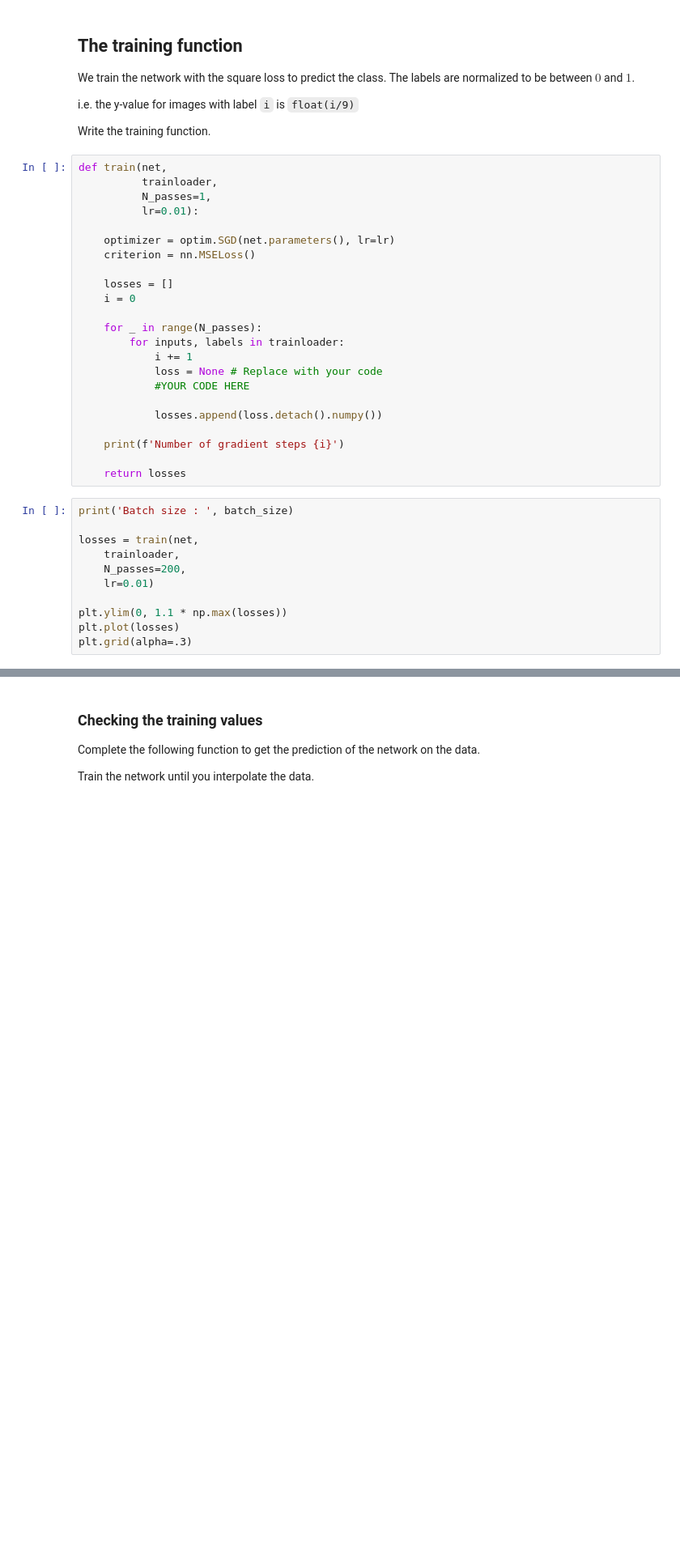
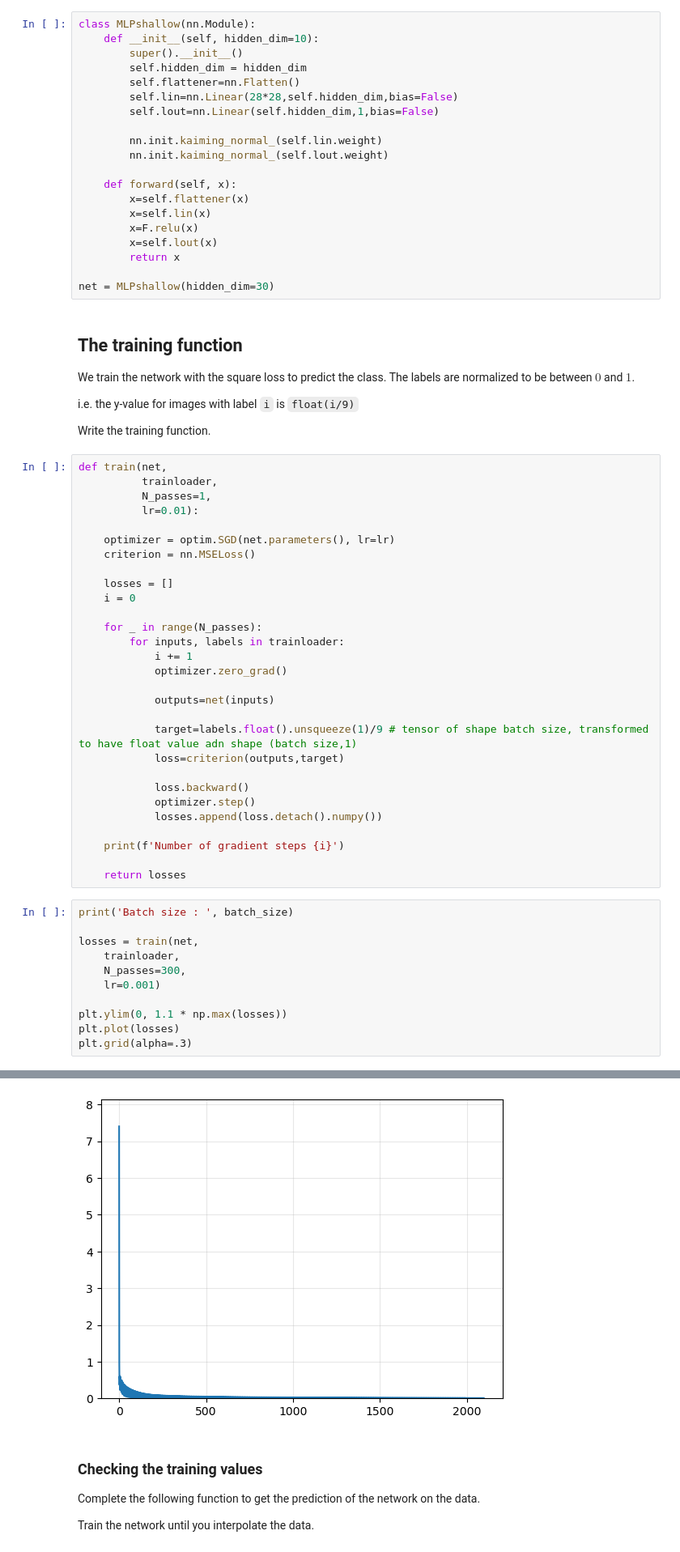
Before and after one commit to Lo808/Theoretical-Principles-of-Deep-Learning, a Jupyter notebook: NTK.ipynb, the cells around one changed output, grey strips where cells are left out. Shown at 81% size. Drawn from its saved outputs; the diff is of its cells as text; blank space fills up the shorter version.

```diff
--- a/NTK.ipynb
+++ b/NTK.ipynb
@@ -119,3 +115,23 @@ net = MLPshallow(hidden_dim=1000)
+# %%
+class MLPshallow(nn.Module):
+    def __init__(self, hidden_dim=10):
+        super().__init__()
+        self.hidden_dim = hidden_dim
+        self.flattener=nn.Flatten()
+        self.lin=nn.Linear(28*28,self.hidden_dim,bias=False)
+        self.lout=nn.Linear(self.hidden_dim,1,bias=False)
+
+        nn.init.kaiming_normal_(self.lin.weight)
+        nn.init.kaiming_normal_(self.lout.weight)
+
+    def forward(self, x):
+        x=self.flattener(x)
+        x=self.lin(x)
+        x=F.relu(x)
+        x=self.lout(x)
+        return x
+
+net = MLPshallow(hidden_dim=30)
 # %% [markdown]
 ## The training function
 
@@ -139,9 +155,15 @@ def train(net,
     for _ in range(N_passes):
         for inputs, labels in trainloader:
             i += 1
-            loss = None # Replace with your code
-            #YOUR CODE HERE
+            optimizer.zero_grad()
 
+            outputs=net(inputs)
+
+            target=labels.float().unsqueeze(1)/9 # tensor of shape batch size, transformed to have float value adn shape (batch size,1)
+            loss=criterion(outputs,target)
+
+            loss.backward()
+            optimizer.step()
             losses.append(loss.detach().numpy())
 
     print(f'Number of gradient steps {i}')
@@ -152,9 +174,10 @@ print('Batch size : ', batch_size)
 
 losses = train(net,
     trainloader,
-    N_passes=200,
-    lr=0.01)
+    N_passes=300,
+    lr=0.001)
 
 plt.ylim(0, 1.1 * np.max(losses))
 plt.plot(losses)
 plt.grid(alpha=.3)
+# %% [output]
@@ -161,3 +186,4 @@ plt.grid(alpha=.3)
+[figure, added]
 # %% [markdown]
 ### Checking the training values
 
```
Also changed, not shown: parts of 16 cells of this notebook, 8 other files.
